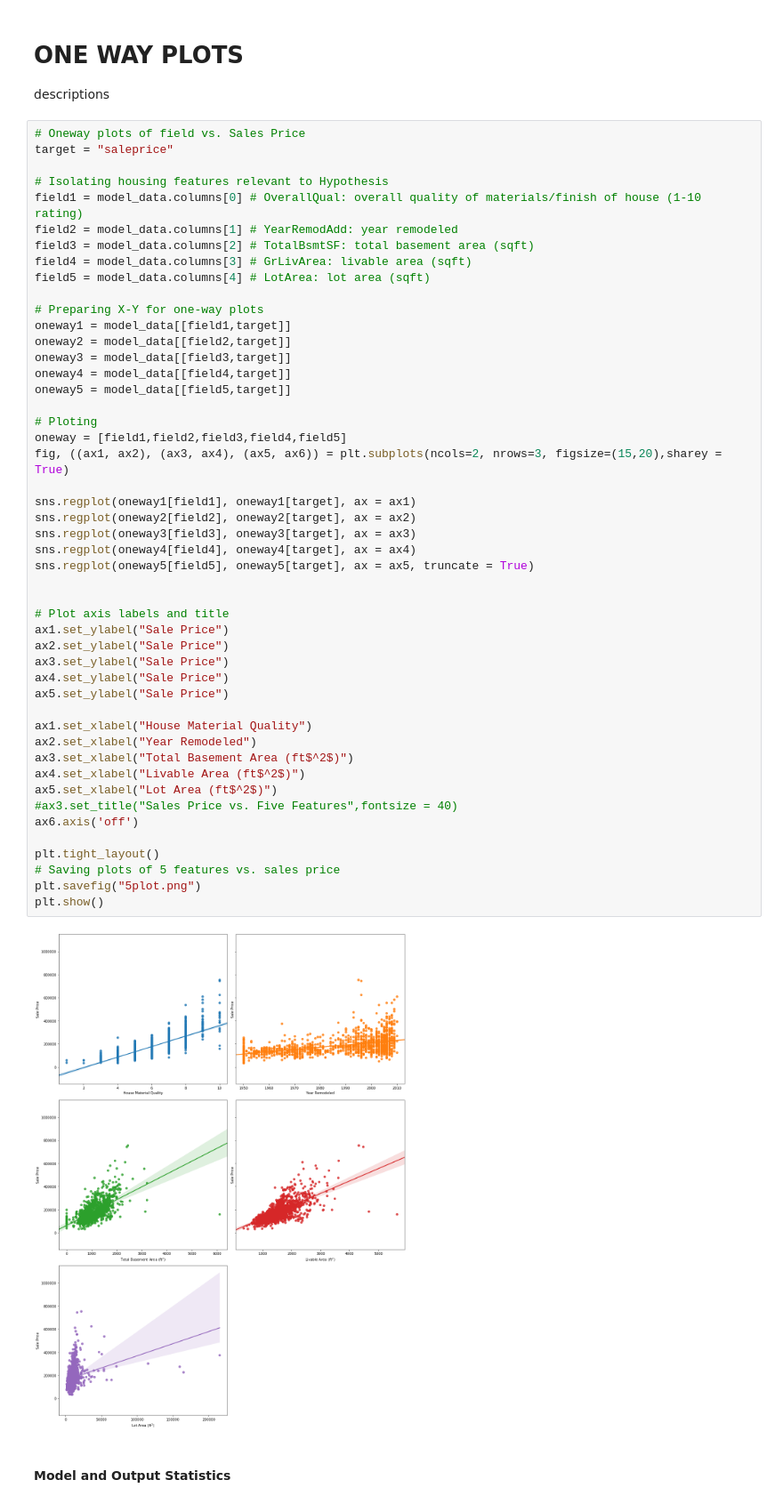
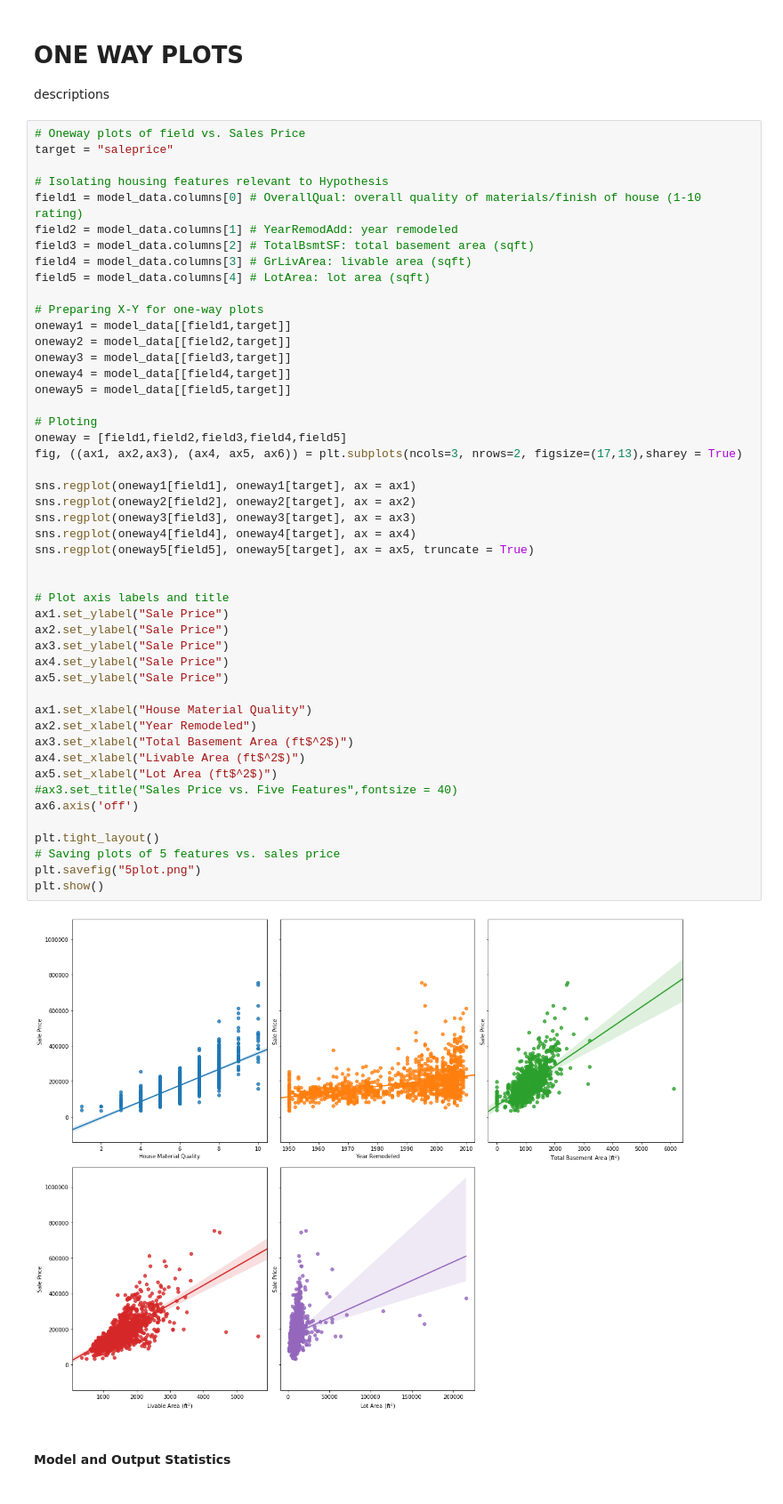
Before and after one commit to jamielynethorpe/Group-6-Project-1, a Jupyter notebook: Testing_CMH/Project1_rough_draft2-4.ipynb, the cells around one changed output. Shown at 89% size. Cells and saved outputs as stored; diff of their text form.

Commit message:
2-4 Plot Update 2
More plot adjustments

```diff
--- a/Testing_CMH/Project1_rough_draft2-4.ipynb
+++ b/Testing_CMH/Project1_rough_draft2-4.ipynb
@@ -178,36 +178,36 @@ oneway5 = model_data[[field5,target]]
 
 # Ploting
 oneway = [field1,field2,field3,field4,field5]
-fig, ((ax1, ax2), (ax3, ax4), (ax5, ax6)) = plt.subplots(ncols=2, nrows=3, figsize=(15,20),sharey = True)
+fig, ((ax1, ax2,ax3), (ax4, ax5, ax6)) = plt.subplots(ncols=3, nrows=2, figsize=(17,13),sharey = True)
 
 sns.regplot(oneway1[field1], oneway1[target], ax = ax1)
 sns.regplot(oneway2[field2], oneway2[target], ax = ax2)
 sns.regplot(oneway3[field3], oneway3[target], ax = ax3)
 sns.regplot(oneway4[field4], oneway4[target], ax = ax4)
 sns.regplot(oneway5[field5], oneway5[target], ax = ax5, truncate = True)
 
 
 # Plot axis labels and title
 ax1.set_ylabel("Sale Price")
 ax2.set_ylabel("Sale Price")
 ax3.set_ylabel("Sale Price")
 ax4.set_ylabel("Sale Price")
 ax5.set_ylabel("Sale Price")
 
 ax1.set_xlabel("House Material Quality")
 ax2.set_xlabel("Year Remodeled")
 ax3.set_xlabel("Total Basement Area (ft$^2$)")
 ax4.set_xlabel("Livable Area (ft$^2$)")
 ax5.set_xlabel("Lot Area (ft$^2$)")
 #ax3.set_title("Sales Price vs. Five Features",fontsize = 40)
 ax6.axis('off')
 
 plt.tight_layout()
 # Saving plots of 5 features vs. sales price
 plt.savefig("5plot.png")
 plt.show()
 # %% [output]
-[figure, old version]
+[figure, new version]
 # %% [markdown]
 #### Model and Output Statistics
 # %%
```
Also changed, not shown: parts of 10 cells of this notebook, 4 other files.
